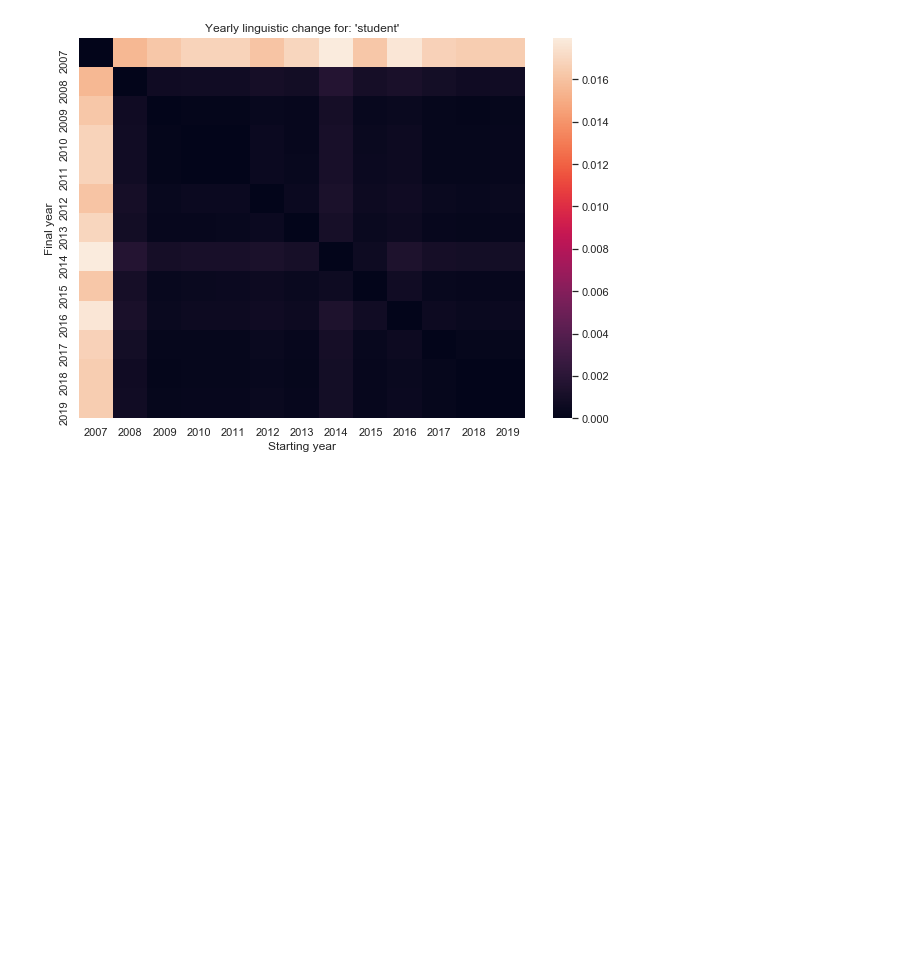
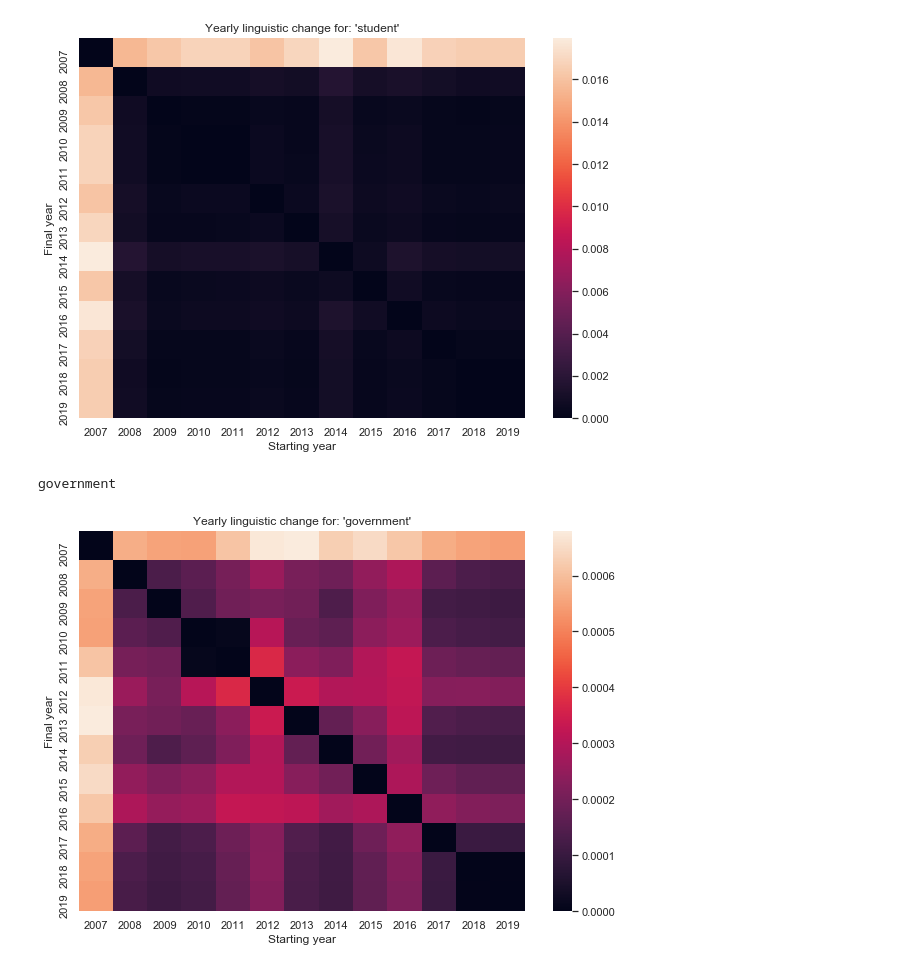
Before and after one commit to rachel-ker/refugeediscourse, a Jupyter notebook: analysis_template-Twitter.ipynb, the cells around one changed output. Drawn from its saved outputs; the diff is of its cells as text; code cells hidden in the pictures; blank space fills up the shorter version.

Commit message:
adding more divergence plots

```diff
--- a/analysis_template-Twitter.ipynb
+++ b/analysis_template-Twitter.ipynb
@@ -1354,3 +1354,8 @@ plot_divergence('student', data_comparedEmbeddings)
 # %% [output]
 student
 [figure]
+# %%
+plot_divergence('government', data_comparedEmbeddings)
+# %% [output]
+government
+[figure, added]
```
Also changed, not shown: parts of 1 cell of this notebook.
